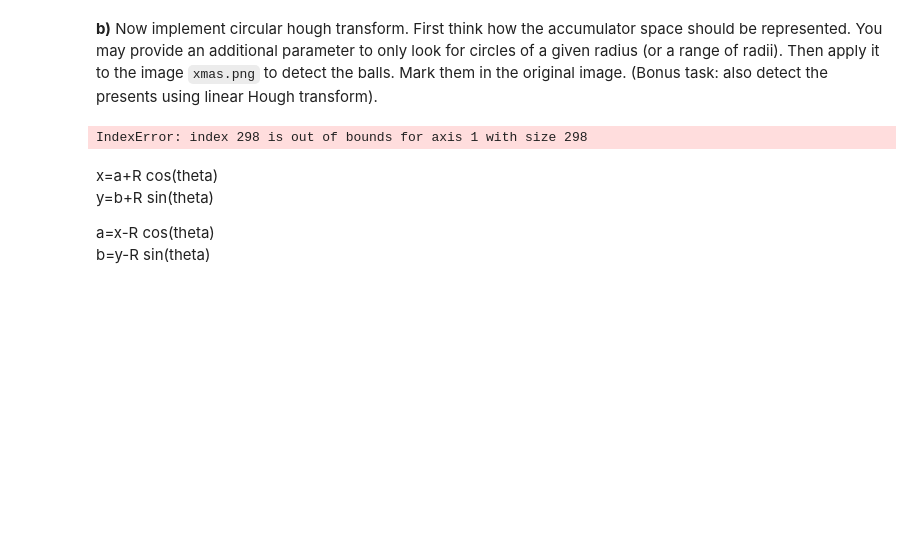
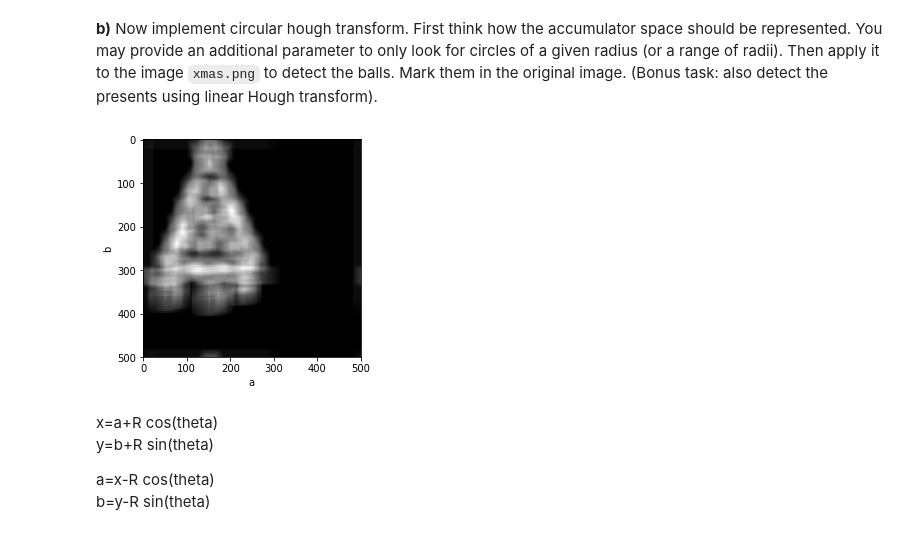
Before and after one commit to shorty-longbottom97/Computer_Vision, a Jupyter notebook: sheet06/sheet06.ipynb, the cells around one changed output. Cells and saved outputs as stored; diff of their text form; code cells hidden in the pictures; blank space fills up the shorter version.

```diff
--- a/sheet06/sheet06.ipynb
+++ b/sheet06/sheet06.ipynb
@@ -262,35 +262,36 @@ def my_hough_circ(img, radius, theta=360):
             The radius to consider.
         theta: int
             angle of circle
     Result:
         accumulator: numpy.ndarray
             The accumulator space.
     """
     # indices of edge pixels found with sobel filter
     edge_idx = np.transpose(np.nonzero(filters.sobel(img)))
 
 
     # accumulator space
-    accumulator = np.zeros(img.shape, dtype=np.uint64)
+    #accumulator = np.zeros(img.shape, dtype=np.uint64)
+    accumulator = np.zeros((500,500), dtype=np.uint64)
 
     for (x,y) in edge_idx:
 
         #in ab-space increment along circle of given radius with center x,y
         circle=np.ogrid[x-radius:x+radius+1,y-radius:y+radius+1]
         accumulator[circle] += 1
 
     return accumulator
 
     #maxima of the accumulator are the centres of circles with given radius
 
 
 my_out = my_hough_circ(img,20,360)
 plt.xlabel('a')
 plt.ylabel('b')
 plt.imshow(my_out)
 plt.show()
 # %% [output]
-IndexError: index 298 is out of bounds for axis 1 with size 298
+[figure, added]
 # %% [markdown]
 x=a+R cos(theta)
 y=b+R sin(theta)
```
